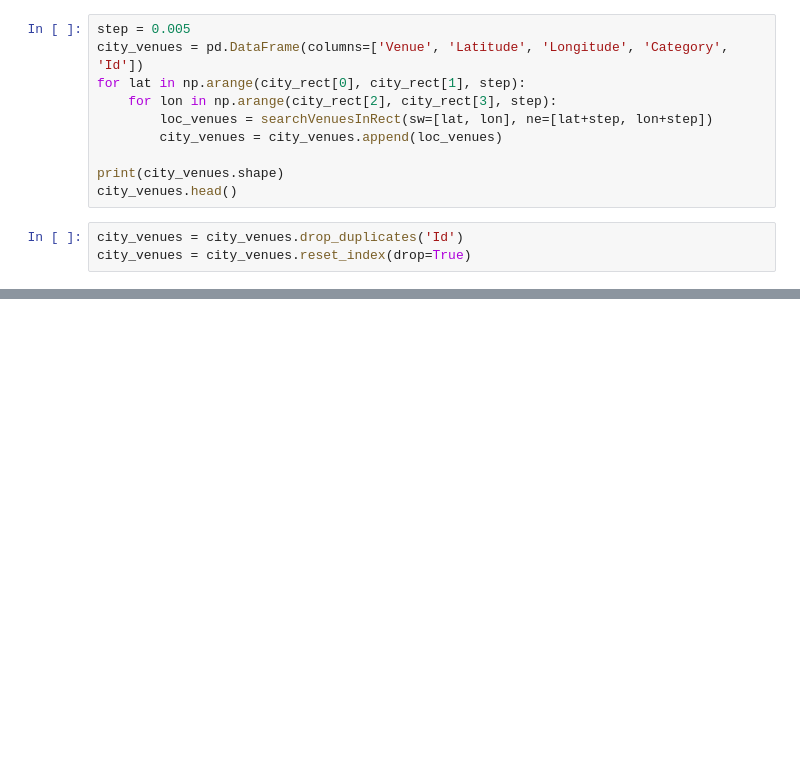
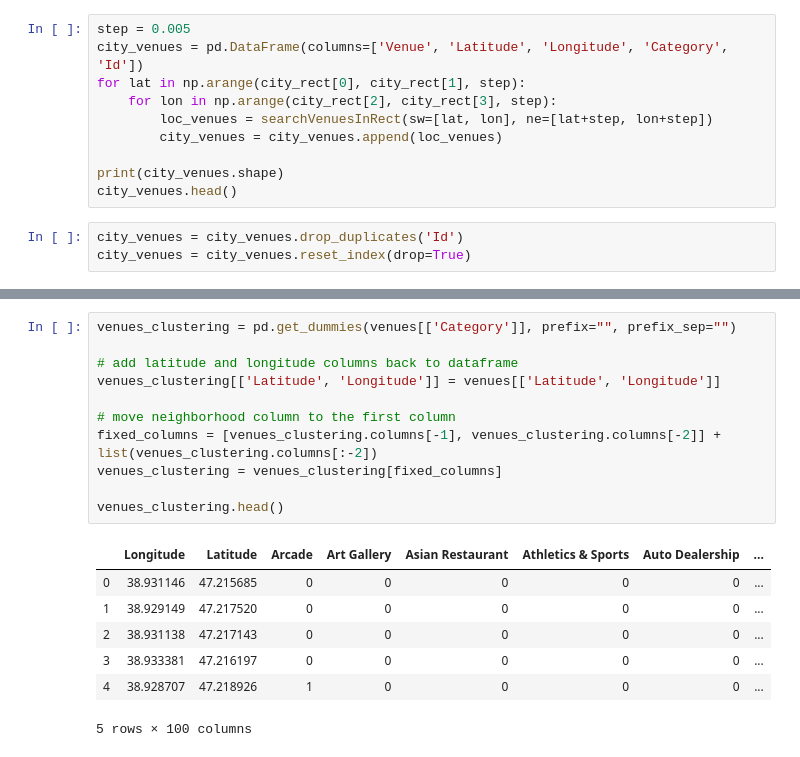
Before and after one commit to Pol75/Coursera_Capstone, a Jupyter notebook: capstone_draft.ipynb, the cells around one changed output, grey strips where cells are left out. Saved outputs shown, nothing was run; the diff lists cells and outputs as text; blank space fills up the shorter version.

```diff
--- a/capstone_draft.ipynb
+++ b/capstone_draft.ipynb
@@ -254,0 +285,19 @@ map_tag
+# %%
+venues_clustering = pd.get_dummies(venues[['Category']], prefix="", prefix_sep="")
+
+# add latitude and longitude columns back to dataframe
+venues_clustering[['Latitude', 'Longitude']] = venues[['Latitude', 'Longitude']]
+
+# move neighborhood column to the first column
+fixed_columns = [venues_clustering.columns[-1], venues_clustering.columns[-2]] + list(venues_clustering.columns[:-2])
+venues_clustering = venues_clustering[fixed_columns]
+
+venues_clustering.head()
+# %% [output]
+|  | Longitude | Latitude | Arcade | Art Gallery | Asian Restaurant | Athletics & Sports | Auto Dealership | ... |
+| 0 | 38.931146 | 47.215685 | 0 | 0 | 0 | 0 | 0 | ... |
+| 1 | 38.929149 | 47.217520 | 0 | 0 | 0 | 0 | 0 | ... |
+| 2 | 38.931138 | 47.217143 | 0 | 0 | 0 | 0 | 0 | ... |
+| 3 | 38.933381 | 47.216197 | 0 | 0 | 0 | 0 | 0 | ... |
+| 4 | 38.928707 | 47.218926 | 1 | 0 | 0 | 0 | 0 | ... |
+5 rows × 100 columns
```
Also changed, not shown: parts of 26 cells of this notebook.
